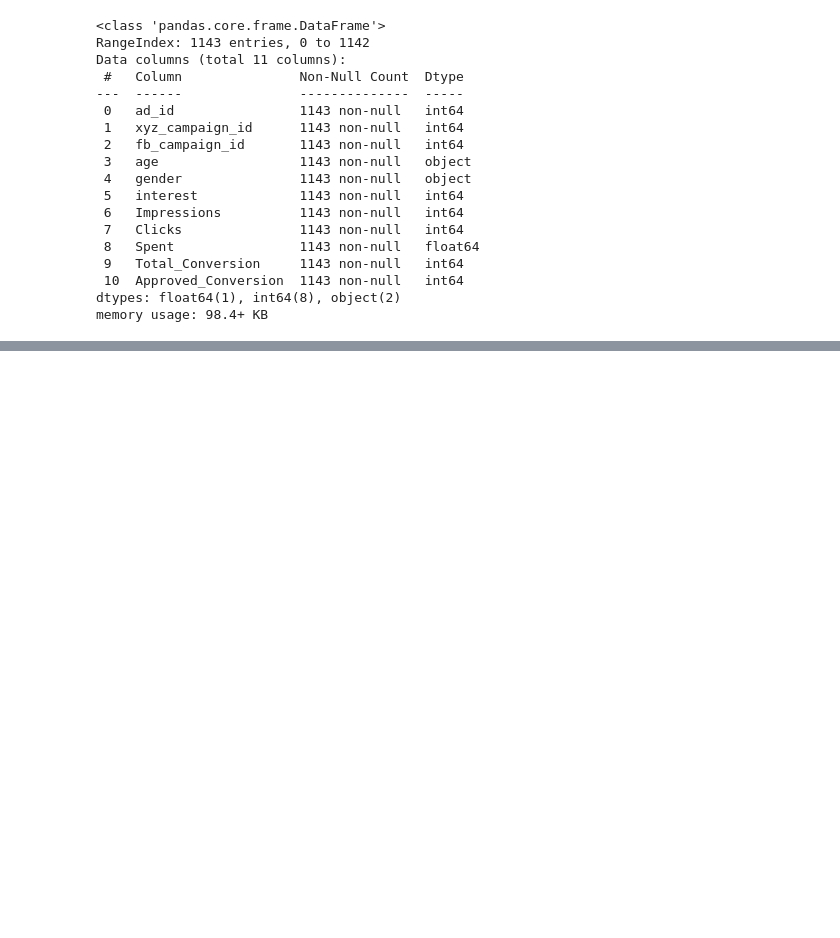
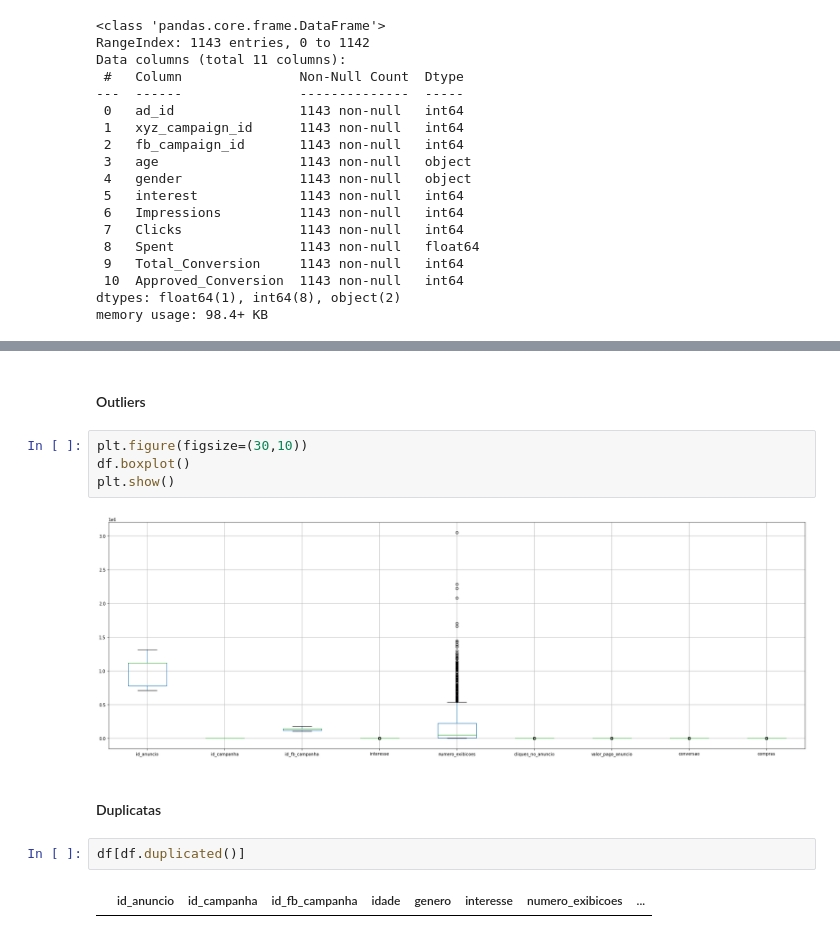
Before and after one commit to WilliansDeAlm/ExerciciosAulas, a Jupyter notebook: InteligênciaArtificialnaPráticaParaIniciantes.ipynb, the cells around one changed output, grey strips where cells are left out. Saved outputs shown, nothing was run; the diff lists cells and outputs as text; blank space fills up the shorter version.

```diff
--- a/InteligênciaArtificialnaPráticaParaIniciantes.ipynb
+++ b/InteligênciaArtificialnaPráticaParaIniciantes.ipynb
@@ -73,0 +204,14 @@ memory usage: 98.4+ KB
+# %% [markdown]
+#### Outliers
+# %%
+plt.figure(figsize=(30,10))
+df.boxplot()
+plt.show()
+# %% [output]
+[figure, added]
+# %% [markdown]
+#### Duplicatas
+# %%
+df[df.duplicated()]
+# %% [output]
+|  | id_anuncio | id_campanha | id_fb_campanha | idade | genero | interesse | numero_exibicoes | ... |
```
Also changed, not shown: parts of 83 cells of this notebook.
